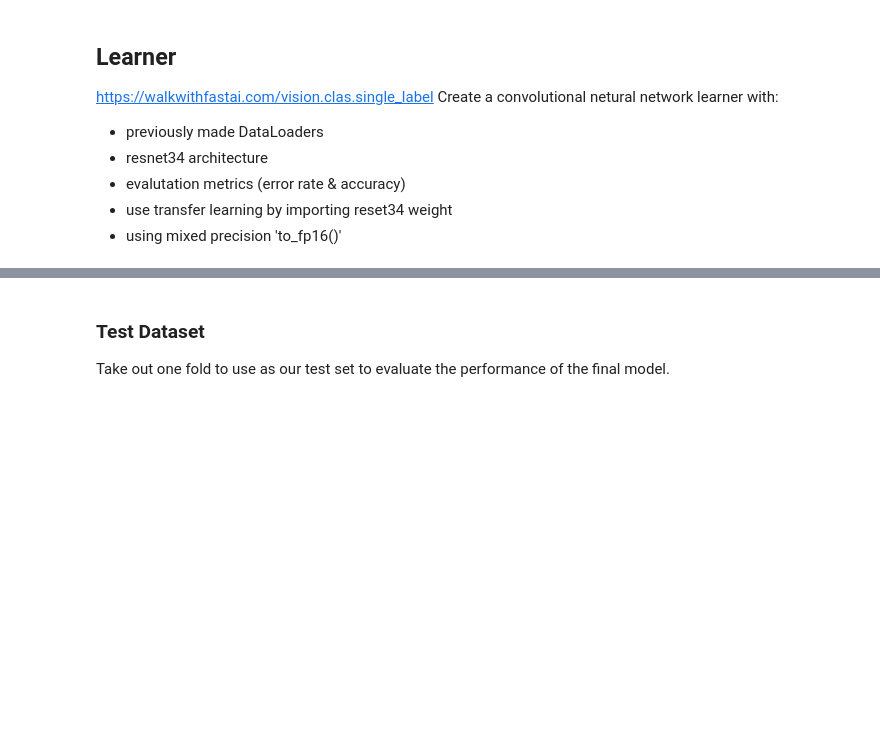
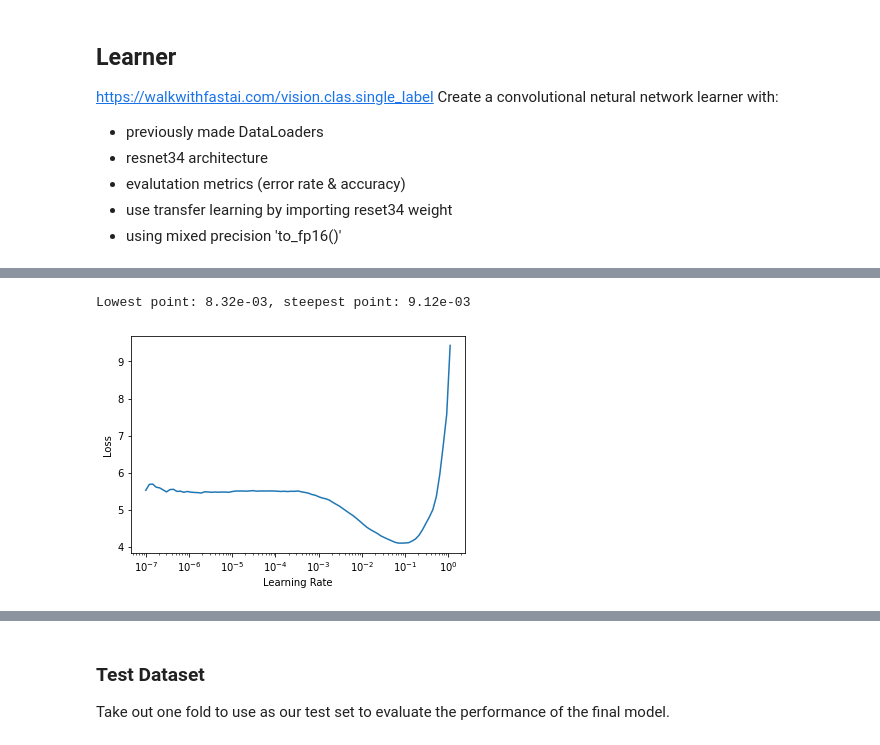
Before and after one commit to adamsiemaszkiewicz/sound_classifier, a Jupyter notebook: 02_Classifier.ipynb, the cells around one changed output, grey strips where cells are left out. Drawn from its saved outputs; the diff is of its cells as text; code cells hidden in the pictures; blank space fills up the shorter version.

```diff
--- a/02_Classifier.ipynb
+++ b/02_Classifier.ipynb
@@ -353,0 +313,4 @@ learn.fine_tune(4, base_lr=lr[1])
+# %%
+lr_min, lr_steep = learn.lr_find()
+print(f'Lowest point: {lr_min:.2e}, steepest point: {lr_steep:.2e}')
+# %% [output]
@@ -353,0 +318,2 @@ learn.fine_tune(4, base_lr=lr[1])
+Lowest point: 8.32e-03, steepest point: 9.12e-03
+[figure, added]
```
Also changed, not shown: parts of 97 cells of this notebook.
